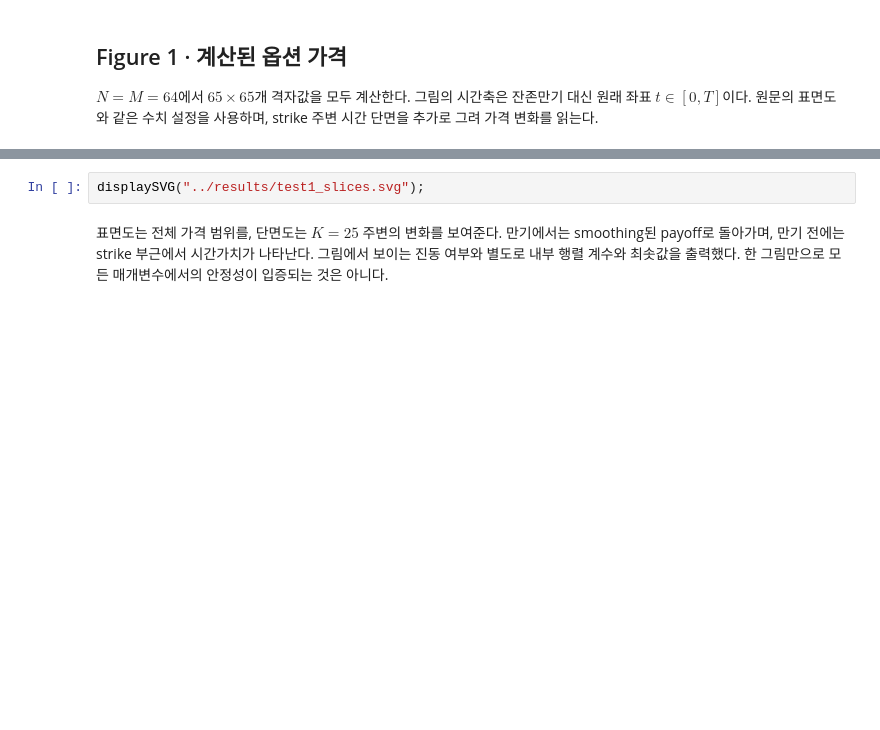
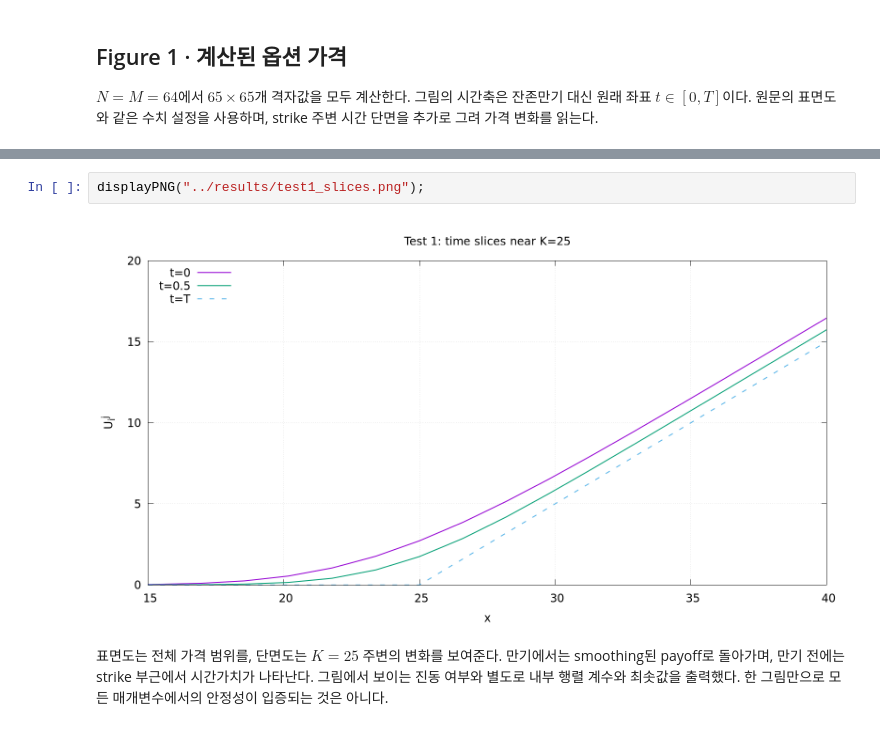
Before and after one commit to DongHakKun/A_robust_and_accurate_finite_difference_method_for_a_generalized_Black-Scholes_equation, a Jupyter notebook: ipynb/5_1_Test_1_Figure_1_Table_1.ipynb, the cells around one changed output, grey strips where cells are left out. Cells and saved outputs as stored; diff of their text form; blank space fills up the shorter version.

```diff
--- a/ipynb/5_1_Test_1_Figure_1_Table_1.ipynb
+++ b/ipynb/5_1_Test_1_Figure_1_Table_1.ipynb
@@ -47,7 +48,9 @@ N=64, M=64, epsilon=1.0e-04, alpha=0.04, beta*=0.06
 U(K,0)=2.7168318788, minimum U=0.00000000e+00
 j=0: max interior off-diagonal=-5.00000000e-02, min dominance margin=6.40480000e+01
 # %%
-displaySVG("../results/test1_slices.svg");
+displayPNG("../results/test1_slices.png");
+# %% [output]
+[figure, added]
 # %% [markdown]
 표면도는 전체 가격 범위를, 단면도는 $K=25$ 주변의 변화를 보여준다. 만기에서는 smoothing된 payoff로 돌아가며, 만기 전에는 strike 부근에서 시간가치가 나타난다. 그림에서 보이는 진동 여부와 별도로 내부 행렬 계수와 최솟값을 출력했다. 한 그림만으로 모든 매개변수에서의 안정성이 입증되는 것은 아니다.
 # %% [markdown]
```
Also changed, not shown: parts of 2 cells of this notebook, 4 other files.
